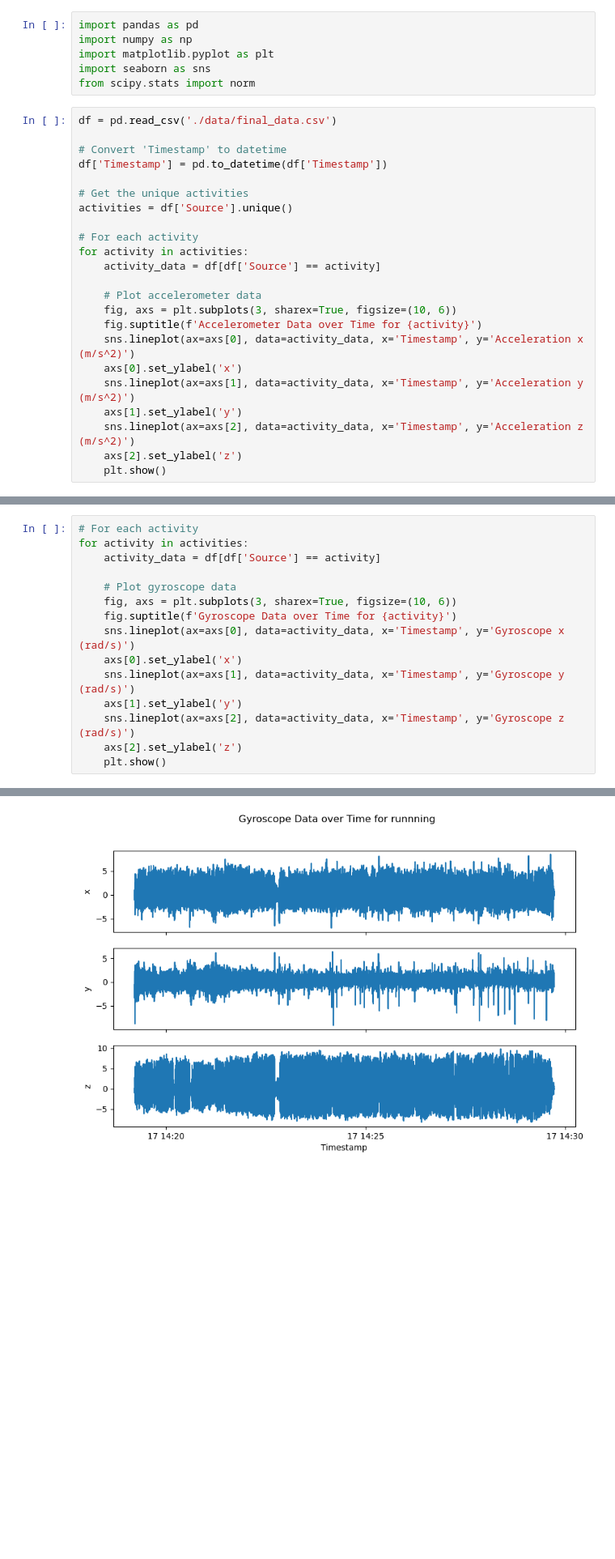
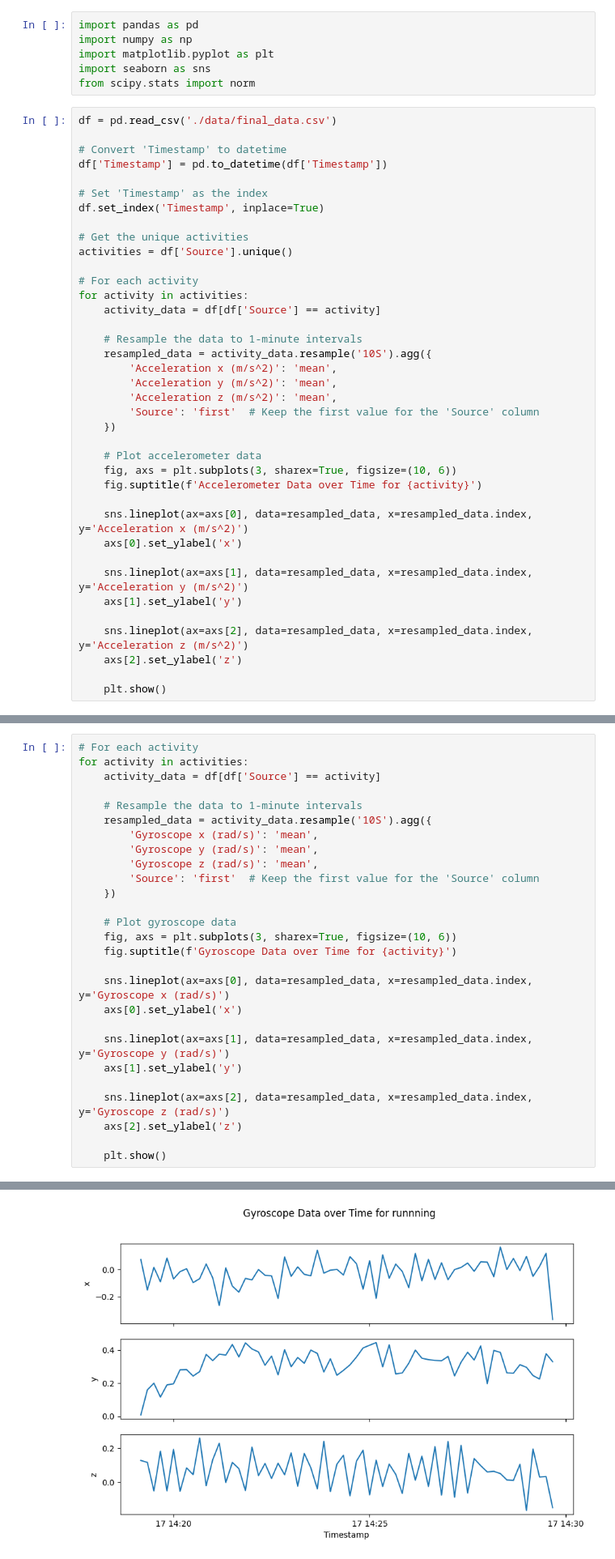
Before and after one commit to liatoutou/ML4QS, a Jupyter notebook: eda.ipynb, the cells around one changed output, grey strips where cells are left out. Shown at 81% size. Cells and saved outputs as stored; diff of their text form; blank space fills up the shorter version.

```diff
--- a/eda.ipynb
+++ b/eda.ipynb
@@ -9,6 +9,9 @@ df = pd.read_csv('./data/final_data.csv')
 
 # Convert 'Timestamp' to datetime
 df['Timestamp'] = pd.to_datetime(df['Timestamp'])
+
+# Set 'Timestamp' as the index
+df.set_index('Timestamp', inplace=True)
 
 # Get the unique activities
 activities = df['Source'].unique()
@@ -17,14 +20,26 @@ activities = df['Source'].unique()
 for activity in activities:
     activity_data = df[df['Source'] == activity]
 
+    # Resample the data to 1-minute intervals
+    resampled_data = activity_data.resample('10S').agg({
+        'Acceleration x (m/s^2)': 'mean',
+        'Acceleration y (m/s^2)': 'mean',
+        'Acceleration z (m/s^2)': 'mean',
+        'Source': 'first'  # Keep the first value for the 'Source' column
+    })
+
     # Plot accelerometer data
     fig, axs = plt.subplots(3, sharex=True, figsize=(10, 6))
     fig.suptitle(f'Accelerometer Data over Time for {activity}')
-    sns.lineplot(ax=axs[0], data=activity_data, x='Timestamp', y='Acceleration x (m/s^2)')
+
+    sns.lineplot(ax=axs[0], data=resampled_data, x=resampled_data.index, y='Acceleration x (m/s^2)')
     axs[0].set_ylabel('x')
-    sns.lineplot(ax=axs[1], data=activity_data, x='Timestamp', y='Acceleration y (m/s^2)')
+
+    sns.lineplot(ax=axs[1], data=resampled_data, x=resampled_data.index, y='Acceleration y (m/s^2)')
     axs[1].set_ylabel('y')
-    sns.lineplot(ax=axs[2], data=activity_data, x='Timestamp', y='Acceleration z (m/s^2)')
+
+    sns.lineplot(ax=axs[2], data=resampled_data, x=resampled_data.index, y='Acceleration z (m/s^2)')
     axs[2].set_ylabel('z')
+
     plt.show()
 # %% [output]
@@ -38,14 +53,26 @@ for activity in activities:
 for activity in activities:
     activity_data = df[df['Source'] == activity]
 
+    # Resample the data to 1-minute intervals
+    resampled_data = activity_data.resample('10S').agg({
+        'Gyroscope x (rad/s)': 'mean',
+        'Gyroscope y (rad/s)': 'mean',
+        'Gyroscope z (rad/s)': 'mean',
+        'Source': 'first'  # Keep the first value for the 'Source' column
+    })
+
     # Plot gyroscope data
     fig, axs = plt.subplots(3, sharex=True, figsize=(10, 6))
     fig.suptitle(f'Gyroscope Data over Time for {activity}')
-    sns.lineplot(ax=axs[0], data=activity_data, x='Timestamp', y='Gyroscope x (rad/s)')
+
+    sns.lineplot(ax=axs[0], data=resampled_data, x=resampled_data.index, y='Gyroscope x (rad/s)')
     axs[0].set_ylabel('x')
-    sns.lineplot(ax=axs[1], data=activity_data, x='Timestamp', y='Gyroscope y (rad/s)')
+
+    sns.lineplot(ax=axs[1], data=resampled_data, x=resampled_data.index, y='Gyroscope y (rad/s)')
     axs[1].set_ylabel('y')
-    sns.lineplot(ax=axs[2], data=activity_data, x='Timestamp', y='Gyroscope z (rad/s)')
+
+    sns.lineplot(ax=axs[2], data=resampled_data, x=resampled_data.index, y='Gyroscope z (rad/s)')
     axs[2].set_ylabel('z')
+
     plt.show()
 # %% [output]
@@ -53 +80 @@ for activity in activities:
-[figure, old version]
+[figure, new version]
```
Also changed, not shown: parts of 8 cells of this notebook.
